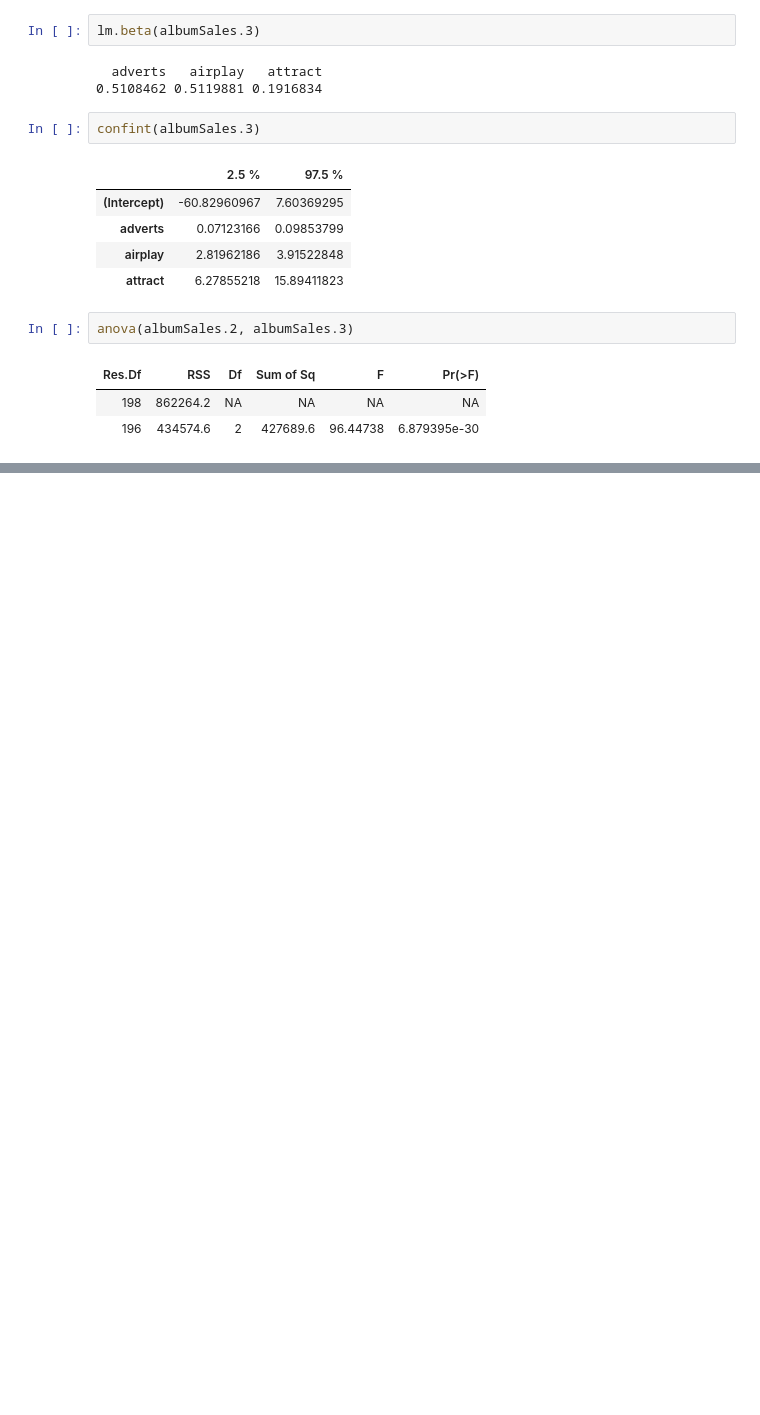
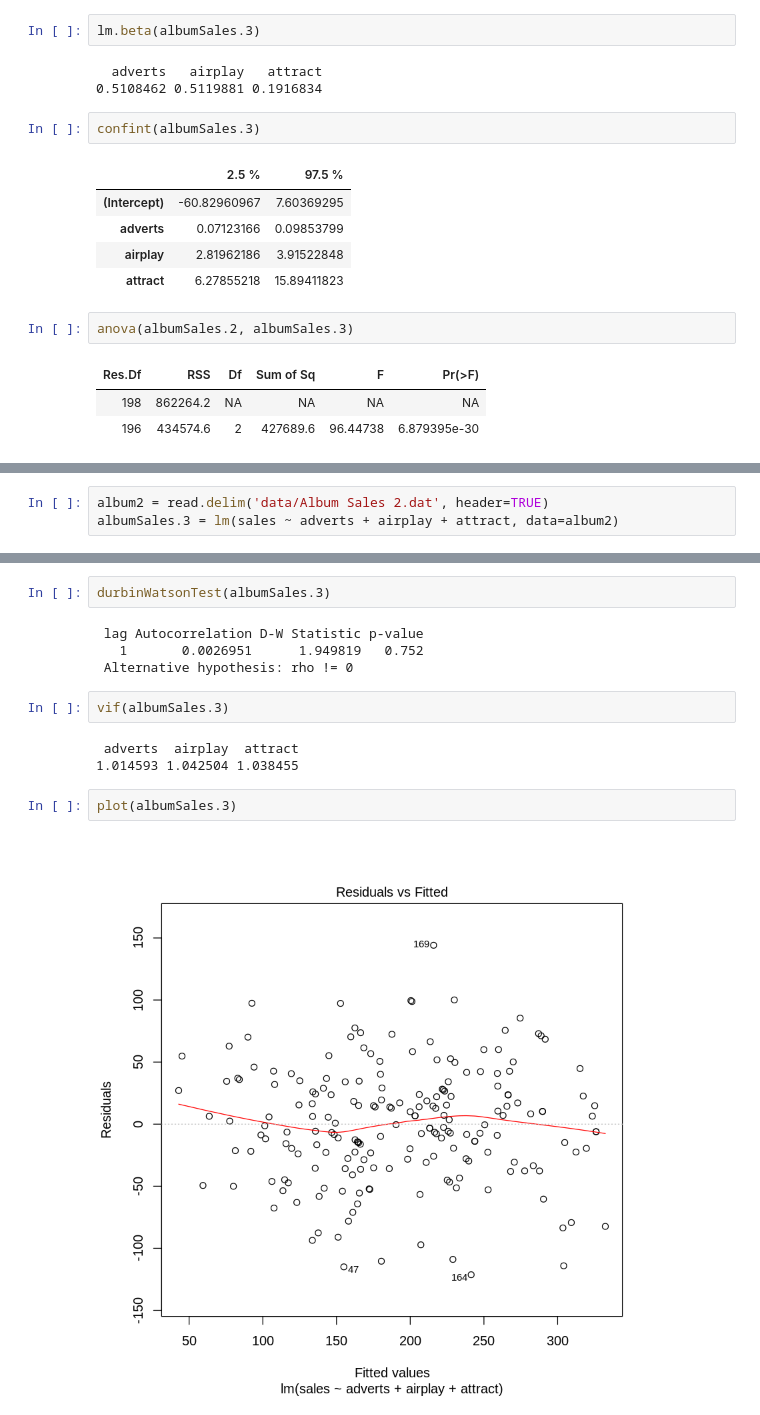
Before and after one commit to dknguyengit/fieldstats, a Jupyter notebook: 7.ipynb, the cells around one changed output, grey strips where cells are left out. Saved outputs shown, nothing was run; the diff lists cells and outputs as text; blank space fills up the shorter version.

```diff
--- a/7.ipynb
+++ b/7.ipynb
@@ -131,0 +144,3 @@ anova(albumSales.2, albumSales.3)
+# %%
+album2 = read.delim('data/Album Sales 2.dat', header=TRUE)
+albumSales.3 = lm(sales ~ adverts + airplay + attract, data=album2)
@@ -131,0 +173,15 @@ anova(albumSales.2, albumSales.3)
+# %%
+durbinWatsonTest(albumSales.3)
+# %% [output]
+ lag Autocorrelation D-W Statistic p-value
+   1       0.0026951      1.949819   0.752
+ Alternative hypothesis: rho != 0
+# %%
+vif(albumSales.3)
+# %% [output]
+ adverts  airplay  attract
+1.014593 1.042504 1.038455
+# %%
+plot(albumSales.3)
+# %% [output]
+[figure, added]
```
Also changed, not shown: parts of 10 cells of this notebook.
